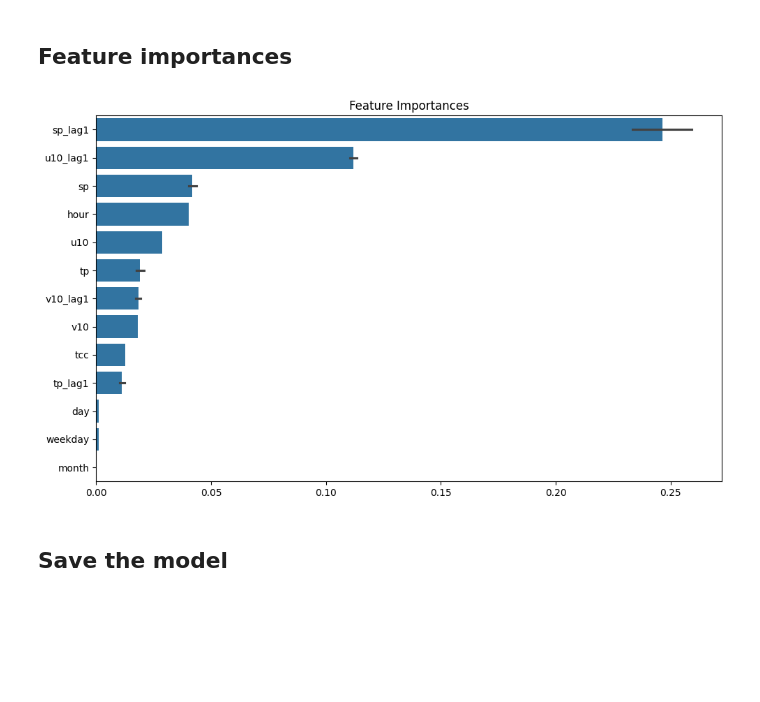
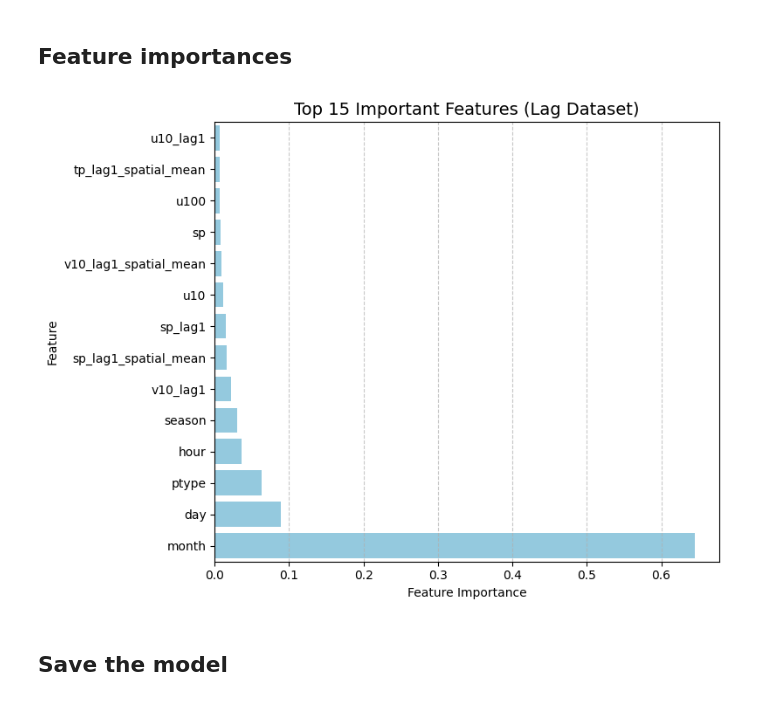
Before and after one commit to leewscott/Group-UK-Temperature-Regression-Integrating-Spatio-Temporal-Features, a Jupyter notebook: randomForest.ipynb, the cells around one changed output. Saved outputs shown, nothing was run; the diff lists cells and outputs as text; code cells hidden in the pictures; blank space fills up the shorter version.

Commit message:
updated 10% sample and standard vs. nearby features, visualisation added, ready for the full dataset training.

```diff
--- a/randomForest.ipynb
+++ b/randomForest.ipynb
@@ -19,7 +23,7 @@ def extract_datetime_features(df):
     df['month'] = df['valid_time'].dt.month
     df['day'] = df['valid_time'].dt.day
     df['hour'] = df['valid_time'].dt.hour
-    df['weekday'] = df['valid_time'].dt.weekday
-    return df
+    df["season"] = ((df["month"] & 12 + 3) // 3) + 1
+    return df.drop(["id"], axis=1)
 # %%
 # Add nearby features
@@ -117,18 +183,19 @@ R²: 0.6919
 
 ## Feature importances
 # %%
-features = np.array(X_train.columns)  # In case a 'None' shown on the y
-importances = model.feature_importances_
+importances = pd.Series(model_lag.feature_importances_, index=X_train_lag.columns)
+top_features = importances.sort_values(ascending=True).tail(15)
 
-# Show from the highest ranking
-sorted_idx = importances.argsort()[::-1]
-plt.figure(figsize=(10, 6))
-sns.barplot(x=importances[sorted_idx], y=features[sorted_idx])
-plt.title("Feature Importances")
+plt.figure(figsize=(8, 6))
+sns.barplot(x=top_features.values, y=top_features.index, color='skyblue')
+plt.title("Top 15 Important Features (Lag Dataset)", fontsize=14)
+plt.xlabel("Feature Importance")
+plt.ylabel("Feature")
+plt.grid(axis='x', linestyle='--', alpha=0.7)
 plt.tight_layout()
 plt.show()
 # %% [output]
-[figure, old version]
+[figure, new version]
 # %% [markdown]
 ## Save the model
 # %%
```
Also changed, not shown: parts of 22 cells of this notebook.
